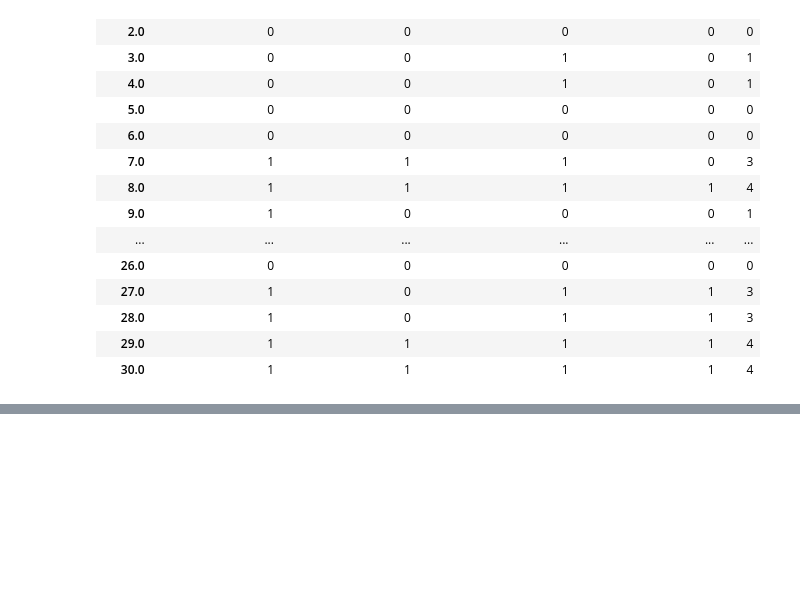
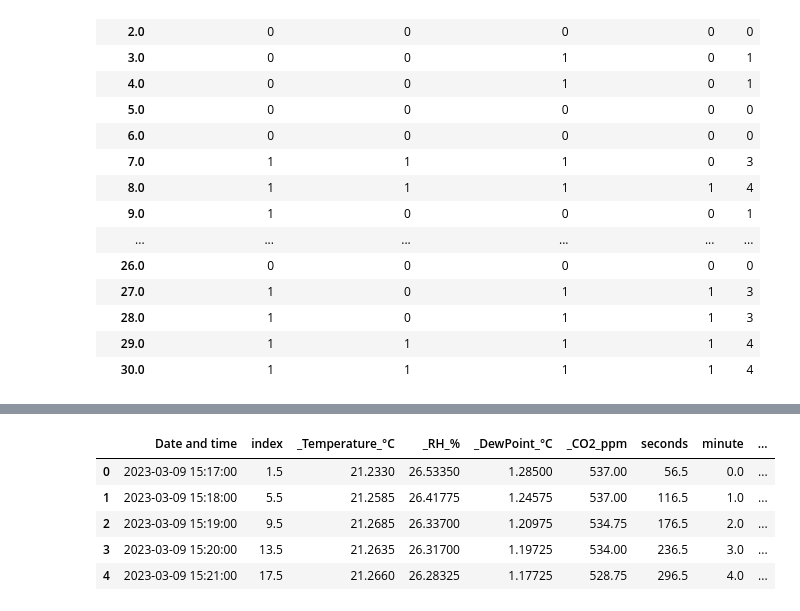
Before and after one commit to jan-ra/attention-keeper, a Jupyter notebook: data-processing.ipynb, the cells around one changed output, grey strips where cells are left out. Saved outputs shown, nothing was run; the diff lists cells and outputs as text; code cells hidden in the pictures; blank space fills up the shorter version.

```diff
--- a/data-processing.ipynb
+++ b/data-processing.ipynb
@@ -211,0 +222,14 @@ test.plot(y=["rolling","rolling2", "sum"], figsize=(10,5))
+# %%
+df_resampled = sensor_data.resample("60S").mean()
+df_resampled = df_resampled.rename(columns={col: col.replace(' ', '_') for col in df_resampled.columns})
+
+df_resampled['minute'] = np.arange(0.0, 30.5, 1)
+merged_df = df_resampled.reset_index().merge(test, on='minute')
+merged_df.head()
+# %% [output]
+|  | Date and time | index | _Temperature_°C | _RH_% | _DewPoint_°C | _CO2_ppm | seconds | minute | ... |
+| 0 | 2023-03-09 15:17:00 | 1.5 | 21.2330 | 26.53350 | 1.28500 | 537.00 | 56.5 | 0.0 | ... |
+| 1 | 2023-03-09 15:18:00 | 5.5 | 21.2585 | 26.41775 | 1.24575 | 537.00 | 116.5 | 1.0 | ... |
+| 2 | 2023-03-09 15:19:00 | 9.5 | 21.2685 | 26.33700 | 1.20975 | 534.75 | 176.5 | 2.0 | ... |
+| 3 | 2023-03-09 15:20:00 | 13.5 | 21.2635 | 26.31700 | 1.19725 | 534.00 | 236.5 | 3.0 | ... |
+| 4 | 2023-03-09 15:21:00 | 17.5 | 21.2660 | 26.28325 | 1.17725 | 528.75 | 296.5 | 4.0 | ... |
```
Also changed, not shown: parts of 16 cells of this notebook.
